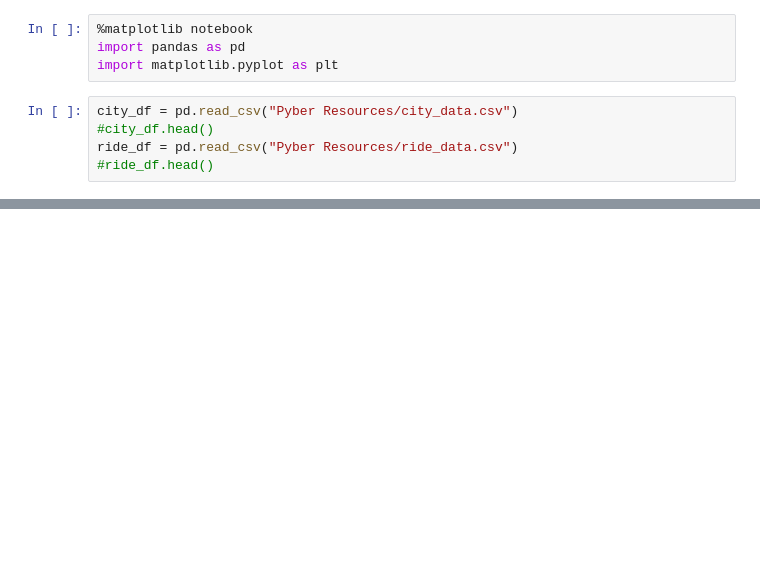
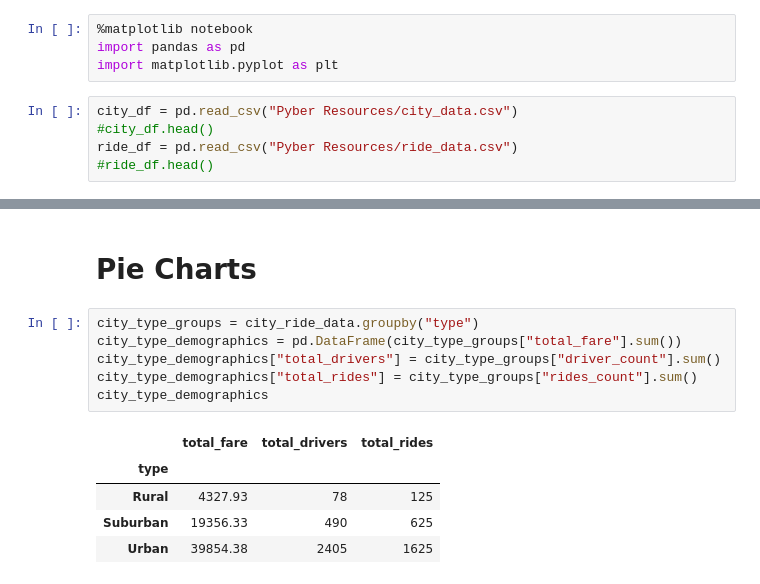
Before and after one commit to haidysedky/Haidy_UCIrvine_Repository, a Jupyter notebook: Assignment 5/Pyber Solution.ipynb, the cells around one changed output, grey strips where cells are left out. Drawn from its saved outputs; the diff is of its cells as text; blank space fills up the shorter version.

```diff
--- a/Assignment 5/Pyber Solution.ipynb
+++ b/Assignment 5/Pyber Solution.ipynb
@@ -45,0 +70,14 @@ plt.grid(alpha=0.2)
+# %% [markdown]
+# Pie Charts
+# %%
+city_type_groups = city_ride_data.groupby("type")
+city_type_demographics = pd.DataFrame(city_type_groups["total_fare"].sum())
+city_type_demographics["total_drivers"] = city_type_groups["driver_count"].sum()
+city_type_demographics["total_rides"] = city_type_groups["rides_count"].sum()
+city_type_demographics
+# %% [output]
+|  | total_fare | total_drivers | total_rides |
+| type |  |  |  |
+| Rural | 4327.93 | 78 | 125 |
+| Suburban | 19356.33 | 490 | 625 |
+| Urban | 39854.38 | 2405 | 1625 |
```
Also changed, not shown: parts of 10 cells of this notebook, 4 other files.
